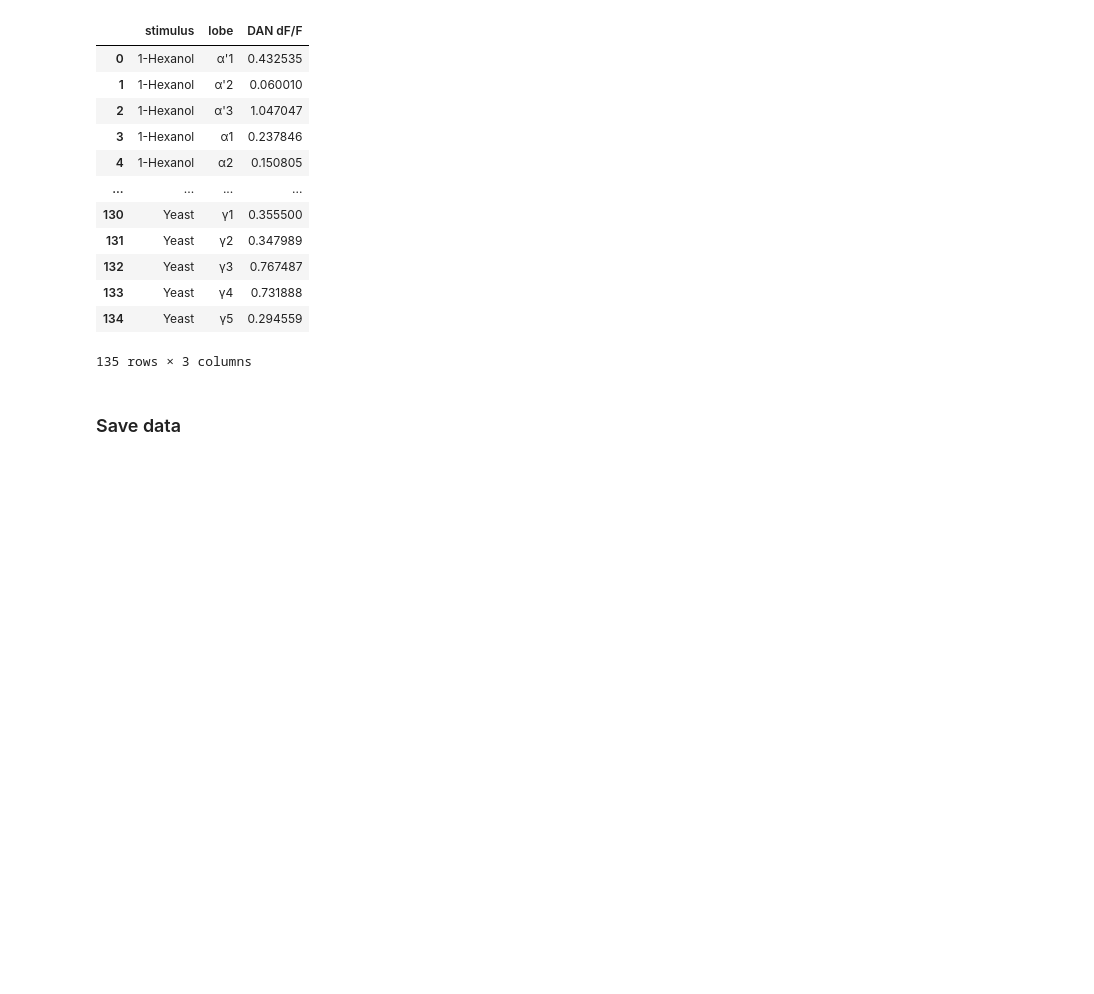
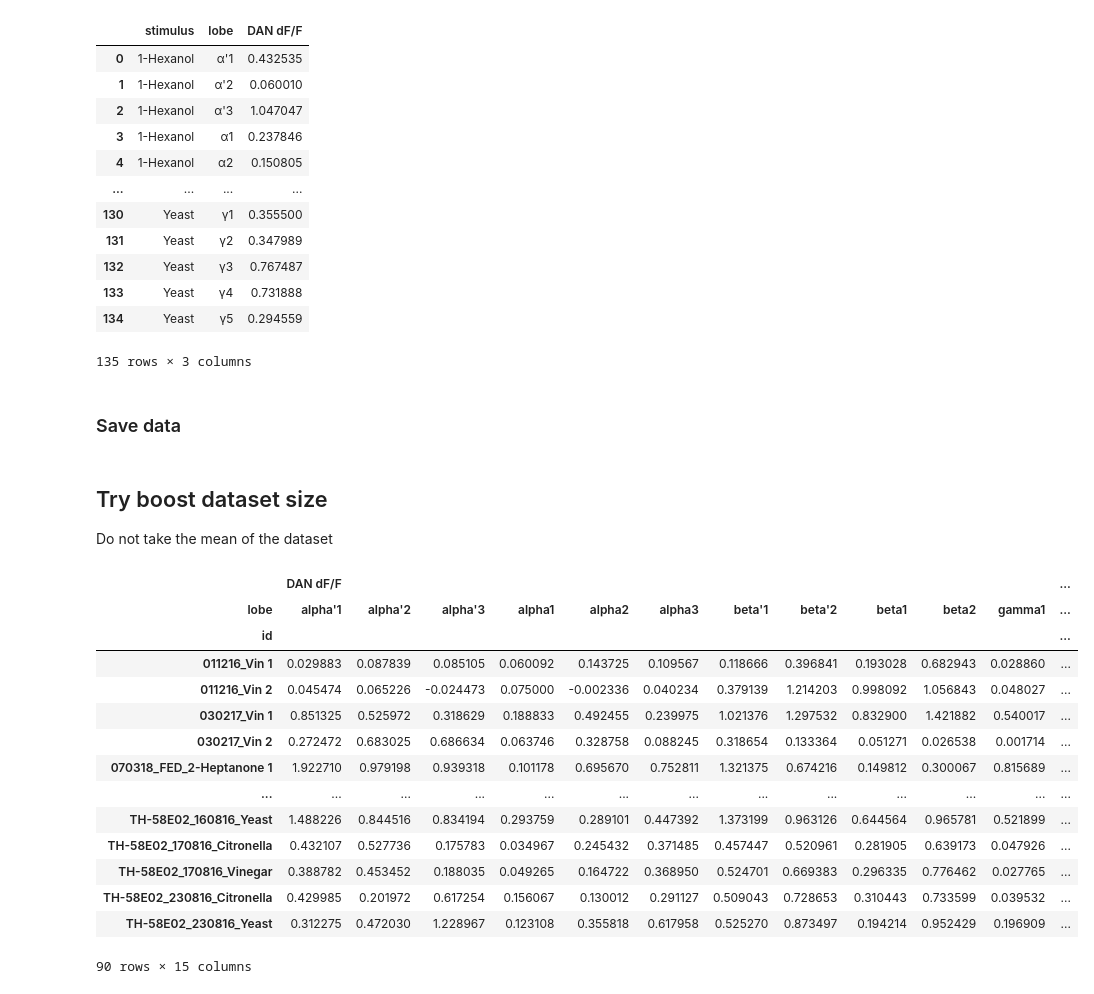
Before and after one commit to Jake-Jay/mushroom-body-models, a Jupyter notebook: notebooks/preprocess-siju.ipynb, the cells around one changed output. Drawn from its saved outputs; the diff is of its cells as text; code cells hidden in the pictures; blank space fills up the shorter version.

Commit message:
Built "cross product" dataset

```diff
--- a/notebooks/preprocess-siju.ipynb
+++ b/notebooks/preprocess-siju.ipynb
@@ -167,0 +170,5 @@ processed_data.to_pickle(DATA_DIR / 'siju-cleaned.pkl')
+# %% [markdown]
+
+## Try boost dataset size
+
+Do not take the mean of the dataset
@@ -167,0 +177,21 @@ processed_data.to_pickle(DATA_DIR / 'siju-cleaned.pkl')
+# %%
+df['lobe'] = df['lobe'].apply(greek_symbol_to_text)
+
+pivot = df.pivot_table(index='id', columns='lobe')
+pivot
+# %% [output]
+|  | DAN dF/F |  |  |  |  |  |  |  |  |  |  | ... |
+| lobe | alpha'1 | alpha'2 | alpha'3 | alpha1 | alpha2 | alpha3 | beta'1 | beta'2 | beta1 | beta2 | gamma1 | ... |
+| id |  |  |  |  |  |  |  |  |  |  |  | ... |
+| 011216_Vin 1 | 0.029883 | 0.087839 | 0.085105 | 0.060092 | 0.143725 | 0.109567 | 0.118666 | 0.396841 | 0.193028 | 0.682943 | 0.028860 | ... |
+| 011216_Vin 2 | 0.045474 | 0.065226 | -0.024473 | 0.075000 | -0.002336 | 0.040234 | 0.379139 | 1.214203 | 0.998092 | 1.056843 | 0.048027 | ... |
+| 030217_Vin 1 | 0.851325 | 0.525972 | 0.318629 | 0.188833 | 0.492455 | 0.239975 | 1.021376 | 1.297532 | 0.832900 | 1.421882 | 0.540017 | ... |
+| 030217_Vin 2 | 0.272472 | 0.683025 | 0.686634 | 0.063746 | 0.328758 | 0.088245 | 0.318654 | 0.133364 | 0.051271 | 0.026538 | 0.001714 | ... |
+| 070318_FED_2-Heptanone 1 | 1.922710 | 0.979198 | 0.939318 | 0.101178 | 0.695670 | 0.752811 | 1.321375 | 0.674216 | 0.149812 | 0.300067 | 0.815689 | ... |
+| ... | ... | ... | ... | ... | ... | ... | ... | ... | ... | ... | ... | ... |
+| TH-58E02_160816_Yeast | 1.488226 | 0.844516 | 0.834194 | 0.293759 | 0.289101 | 0.447392 | 1.373199 | 0.963126 | 0.644564 | 0.965781 | 0.521899 | ... |
+| TH-58E02_170816_Citronella | 0.432107 | 0.527736 | 0.175783 | 0.034967 | 0.245432 | 0.371485 | 0.457447 | 0.520961 | 0.281905 | 0.639173 | 0.047926 | ... |
+| TH-58E02_170816_Vinegar | 0.388782 | 0.453452 | 0.188035 | 0.049265 | 0.164722 | 0.368950 | 0.524701 | 0.669383 | 0.296335 | 0.776462 | 0.027765 | ... |
+| TH-58E02_230816_Citronella | 0.429985 | 0.201972 | 0.617254 | 0.156067 | 0.130012 | 0.291127 | 0.509043 | 0.728653 | 0.310443 | 0.733599 | 0.039532 | ... |
+| TH-58E02_230816_Yeast | 0.312275 | 0.472030 | 1.228967 | 0.123108 | 0.355818 | 0.617958 | 0.525270 | 0.873497 | 0.194214 | 0.952429 | 0.196909 | ... |
+90 rows × 15 columns
```
Also changed, not shown: parts of 13 cells of this notebook, 11 other files.
